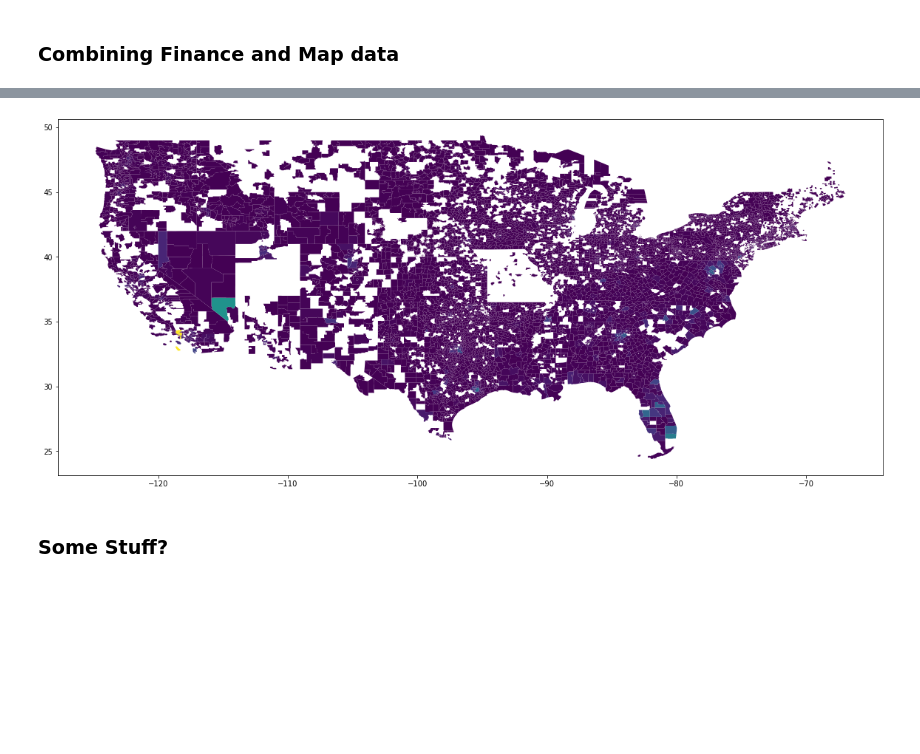
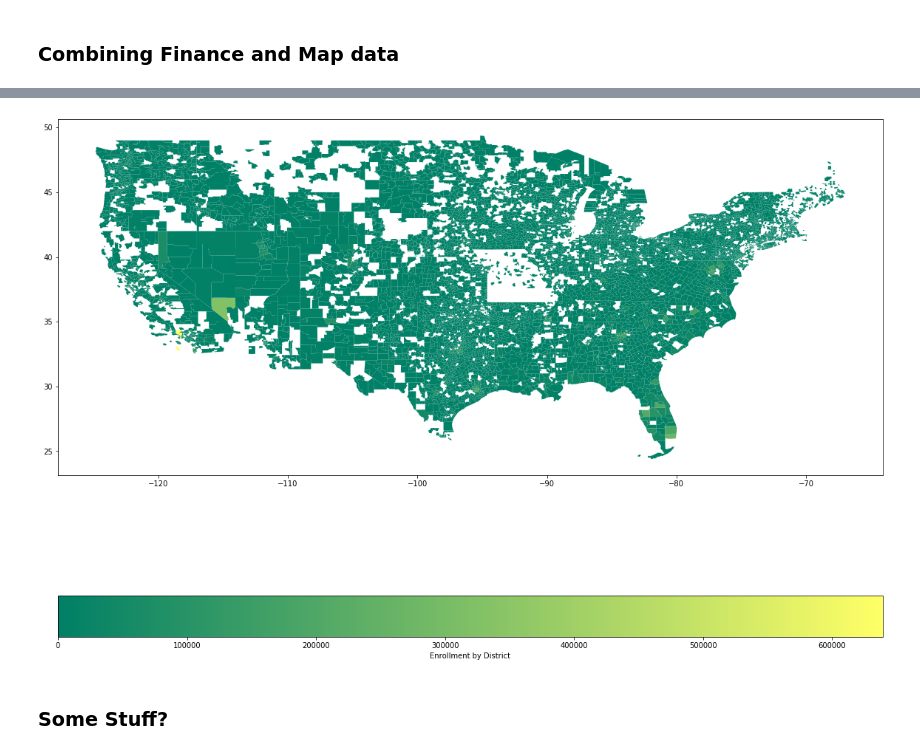
Before and after one commit to jamu0075/US-Education-Project, a Jupyter notebook: EDA/eda.ipynb, the cells around one changed output, grey strips where cells are left out. Cells and saved outputs as stored; diff of their text form; code cells hidden in the pictures; blank space fills up the shorter version.

```diff
--- a/EDA/eda.ipynb
+++ b/EDA/eda.ipynb
@@ -175,17 +197,14 @@ def clean_NAME(df):
     # Drop extra district codes found in '()'
     df.NAME = df.NAME.str.replace("\([^()]*\)", '', regex=True)
 
-    # Drop '#' and '.' and '-' from districts
+    # Drop '#' and '.' and '-' and '/' from districts
     df.NAME = df.NAME.str.replace('#', '', regex=False)
     df.NAME = df.NAME.str.replace('.', '', regex=False)
     df.NAME = df.NAME.str.replace('-', ' ', regex=False)
+    df.NAME = df.NAME.str.replace('/', ' ', regex=False)
 
     # Hawaii edge case
     df['NAME'][df.STATE == 'Hawaii'] = 'hawaii'
 
-    # Cleanup whitespace
-    df.NAME = df.NAME.str.rstrip()
-    df.NAME = df.NAME.replace("\s+", ' ', regex=True)
-
     df = df.sort_values(['STATE', 'NAME'])
     return df
@@ -312,13 +420,12 @@ Index: []
 # %%
 temp = finances_map_2016[~finances_map_2016.STATE.isin(['Alaska', 'Hawaii'])]
-fig = temp.plot(column='ENROLL', figsize = (20,20))
+fig = temp.plot(column='ENROLL', cmap='summer', figsize = (20,20), legend=True, legend_kwds={'label': "Enrollment by District",
+                                                                              'orientation': "horizontal"})
 
-# plt.xlim([-190,-50])
-# plt.ylim([0,80])
 
 plt.show()
 # %% [output]
-[figure, old version]
+[figure, new version]
 # %% [markdown]
 ### Some Stuff?
 # %%
```
Also changed, not shown: parts of 7 cells of this notebook.
